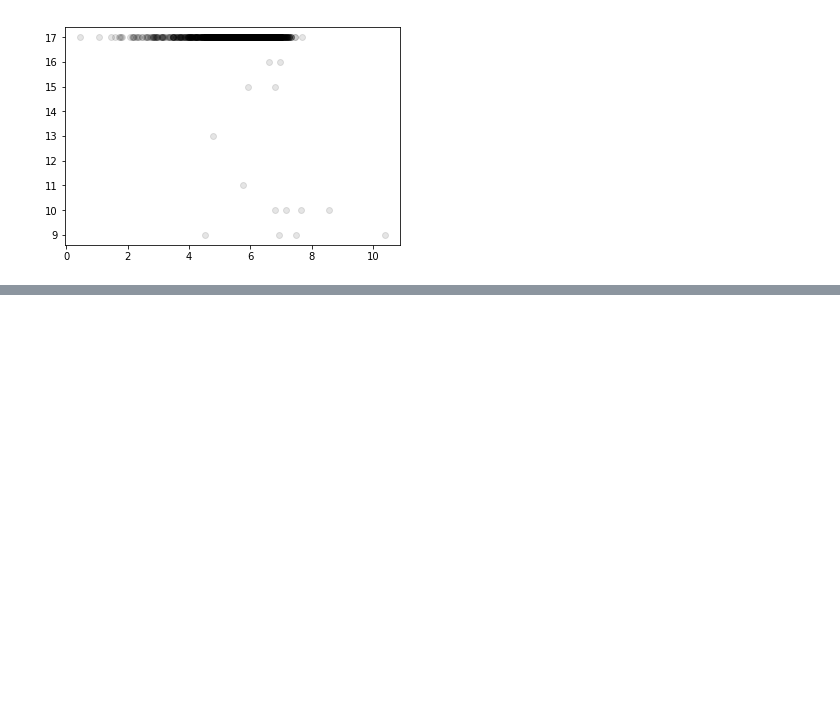
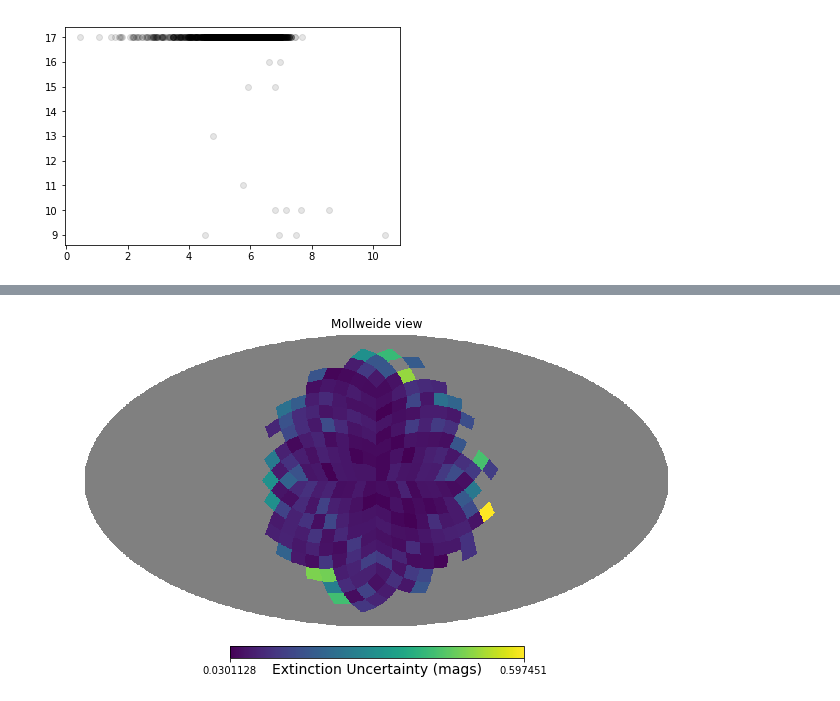
Before and after one commit to lsst/all_sky_phot, a Jupyter notebook: data/az_camera/L3_phot_analysis.ipynb, the cells around one changed output, grey strips where cells are left out. Cells and saved outputs as stored; diff of their text form; code cells hidden in the pictures; blank space fills up the shorter version.

```diff
--- a/data/az_camera/L3_phot_analysis.ipynb
+++ b/data/az_camera/L3_phot_analysis.ipynb
@@ -97,0 +142,4 @@ array([ 2.99394162,  3.05123394,  3.08295629,  3.122527  ,  3.2382477 ,
+# %%
+hp.mollview(sigma_trans_maps[1], rot=(0,90), unit='Extinction Uncertainty (mags)')
+# %% [output]
+[figure, added]
```
Also changed, not shown: parts of 16 cells of this notebook.
